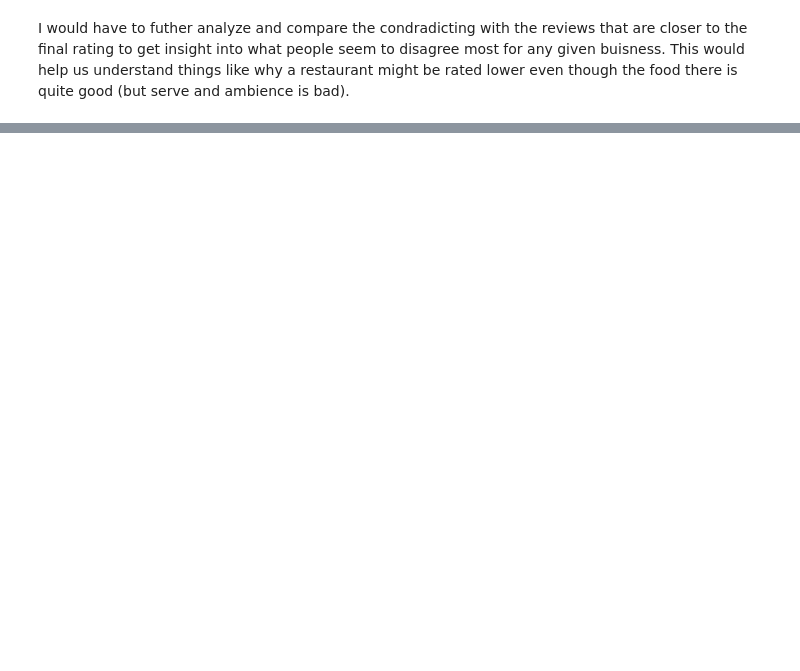
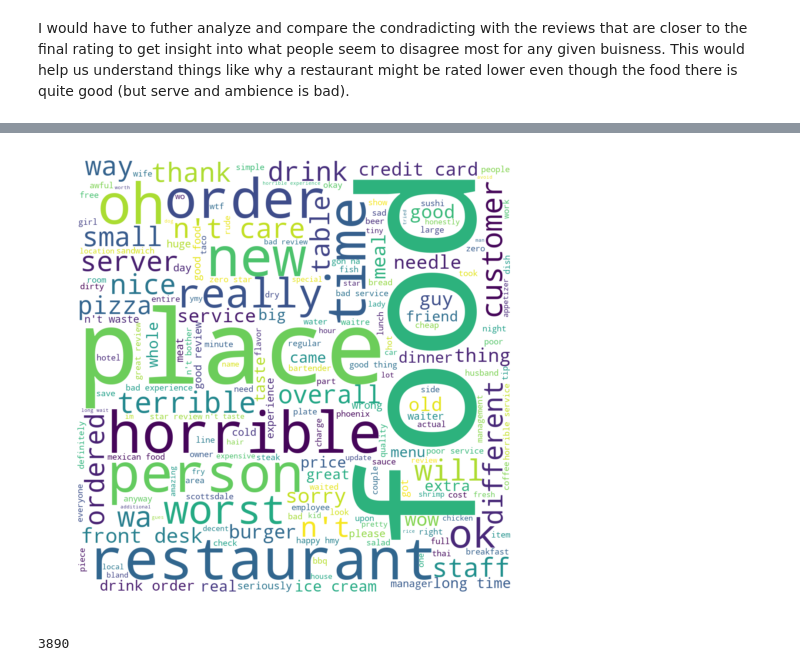
Before and after one commit to ibanesh/CapstoneProjectProposal, a Jupyter notebook: ProjectEDA.ipynb, the cells around one changed output, grey strips where cells are left out. Cells and saved outputs as stored; diff of their text form; code cells hidden in the pictures; blank space fills up the shorter version.

```diff
--- a/ProjectEDA.ipynb
+++ b/ProjectEDA.ipynb
@@ -600,0 +622,5 @@ It would also be interesting to analyze the mediocre restaurants, the businesses
+# %%
+business_high = df_business[(df_business['stars']>=4) & (df_business['review_count'] > 100)]
+# %%
+ids = list(business_high['business_id'])
+len(ids)
@@ -600,0 +654,2 @@ It would also be interesting to analyze the mediocre restaurants, the businesses
+# %%
+df_1strRev_high = df_reviews[(df_reviews['stars']==1)&(df_reviews['business_id'].isin(ids))]
@@ -600,0 +664,4 @@ It would also be interesting to analyze the mediocre restaurants, the businesses
+# %%
+nnp = extract_noun_phrases(df_1strRev_high)
+nnp = pd.Series(nnp)
+nnp.head()
@@ -600,0 +695,7 @@ It would also be interesting to analyze the mediocre restaurants, the businesses
+# %%
+nnp_index = nnp.value_counts()[nnp.value_counts() >= 2750].index
+stopwords = list(nnp_index.values)
+text = ' '.join([t for t in nnp if not any(s in t for s in stopwords)])
+wcloud(text)
+# %% [output]
+[figure, added]
@@ -600,0 +704,5 @@ It would also be interesting to analyze the mediocre restaurants, the businesses
+# %%
+ids = list(business_mid['business_id'])
+len(ids)
+# %% [output]
+3890
```
Also changed, not shown: parts of 29 cells of this notebook.
